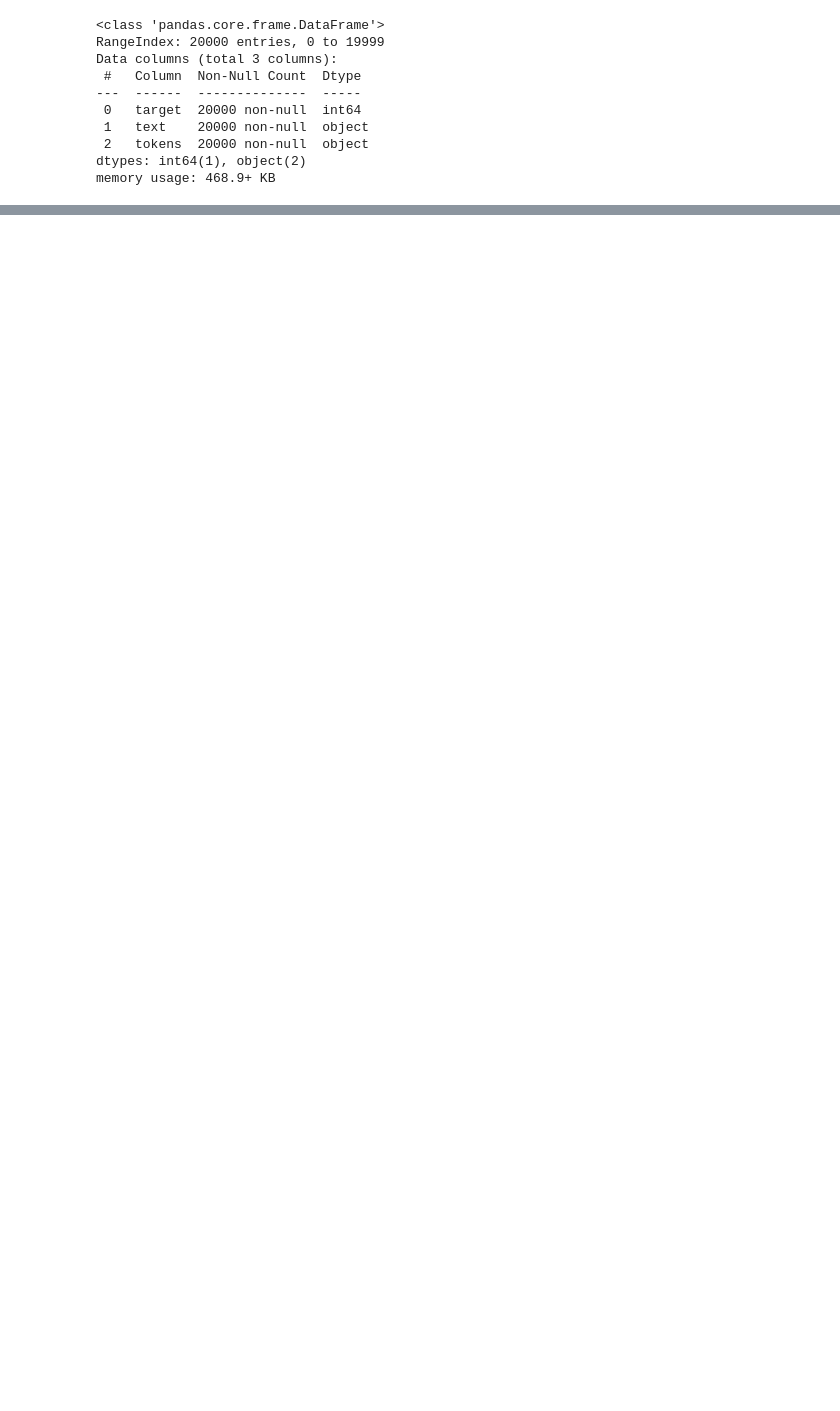
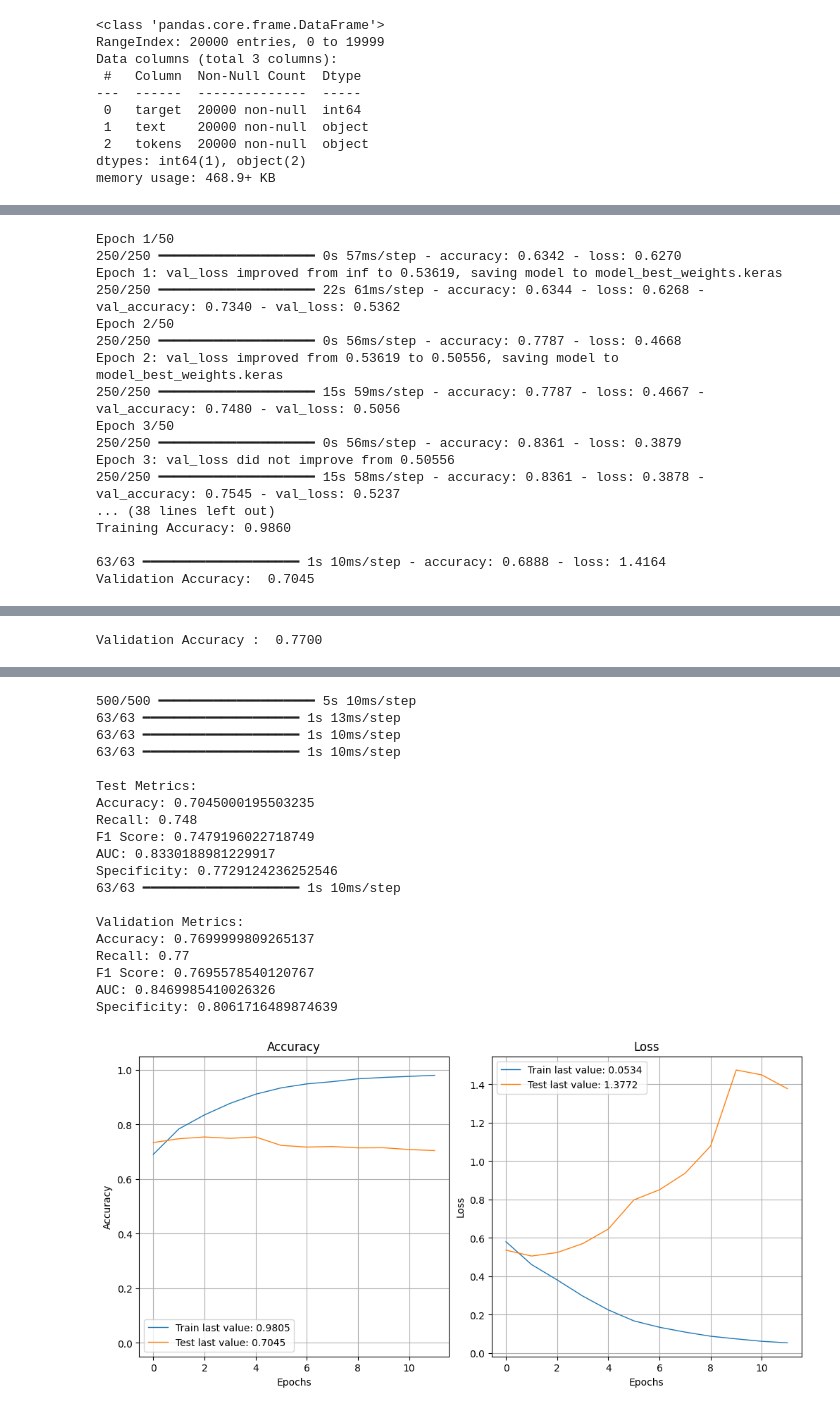
Before and after one commit to PierreQ29/Projet-7, a Jupyter notebook: EDA.ipynb, the cells around one changed output, grey strips where cells are left out. Cells and saved outputs as stored; diff of their text form; code cells hidden in the pictures; blank space fills up the shorter version.

```diff
--- a/EDA.ipynb
+++ b/EDA.ipynb
@@ -1037,0 +1113,34 @@ F1 Score: 0.7570042527083827
+# %%
+embedding_layer = Embedding(input_dim=50000, output_dim=100, trainable=True)
+embedding_layer.build((None,))
+embedding_layer.set_weights([embedding_matrix])
+
+model = Sequential()
+model.add(embedding_layer)
+model.add(Bidirectional(LSTM(128)))
+model.add(Dropout(0.4))
+model.add(Dense(16, activation='relu'))
+model.add(Dense(1, activation='sigmoid'))
+model.compile(loss='binary_crossentropy', optimizer='adam', metrics=['accuracy'])
+
+
+# Appeler la fonction avec votre modèle et nos données
+train_evaluate_neural_model('Neurones', 'GloVe_LSTM', model, X_train_pad, y_train, X_test_pad, y_test, X_val_pad, y_val)
+# %% [output]
+Epoch 1/50
+250/250 ━━━━━━━━━━━━━━━━━━━━ 0s 57ms/step - accuracy: 0.6342 - loss: 0.6270
+Epoch 1: val_loss improved from inf to 0.53619, saving model to model_best_weights.keras
+250/250 ━━━━━━━━━━━━━━━━━━━━ 22s 61ms/step - accuracy: 0.6344 - loss: 0.6268 - val_accuracy: 0.7340 - val_loss: 0.5362
+Epoch 2/50
+250/250 ━━━━━━━━━━━━━━━━━━━━ 0s 56ms/step - accuracy: 0.7787 - loss: 0.4668
+Epoch 2: val_loss improved from 0.53619 to 0.50556, saving model to model_best_weights.keras
+250/250 ━━━━━━━━━━━━━━━━━━━━ 15s 59ms/step - accuracy: 0.7787 - loss: 0.4667 - val_accuracy: 0.7480 - val_loss: 0.5056
+Epoch 3/50
+250/250 ━━━━━━━━━━━━━━━━━━━━ 0s 56ms/step - accuracy: 0.8361 - loss: 0.3879
+Epoch 3: val_loss did not improve from 0.50556
+250/250 ━━━━━━━━━━━━━━━━━━━━ 15s 58ms/step - accuracy: 0.8361 - loss: 0.3878 - val_accuracy: 0.7545 - val_loss: 0.5237
+... (38 lines left out)
+Training Accuracy: 0.9860
+
+63/63 ━━━━━━━━━━━━━━━━━━━━ 1s 10ms/step - accuracy: 0.6888 - loss: 1.4164
+Validation Accuracy:  0.7045
@@ -1037,0 +1148 @@ F1 Score: 0.7570042527083827
+Validation Accuracy :  0.7700
@@ -1037,0 +1150,20 @@ F1 Score: 0.7570042527083827
+500/500 ━━━━━━━━━━━━━━━━━━━━ 5s 10ms/step
+63/63 ━━━━━━━━━━━━━━━━━━━━ 1s 13ms/step
+63/63 ━━━━━━━━━━━━━━━━━━━━ 1s 10ms/step
+63/63 ━━━━━━━━━━━━━━━━━━━━ 1s 10ms/step
+
+Test Metrics:
+Accuracy: 0.7045000195503235
+Recall: 0.748
+F1 Score: 0.7479196022718749
+AUC: 0.8330188981229917
+Specificity: 0.7729124236252546
+63/63 ━━━━━━━━━━━━━━━━━━━━ 1s 10ms/step
+
+Validation Metrics:
+Accuracy: 0.7699999809265137
+Recall: 0.77
+F1 Score: 0.7695578540120767
+AUC: 0.8469985410026326
+Specificity: 0.8061716489874639
+[figure, added]
```
Also changed, not shown: parts of 88 cells of this notebook, 1 other file.
